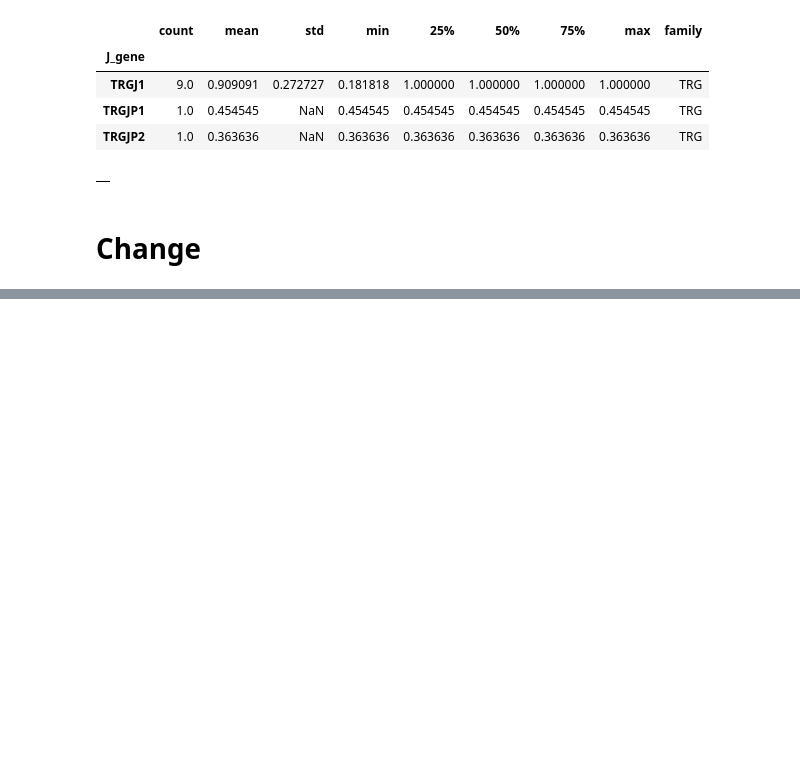
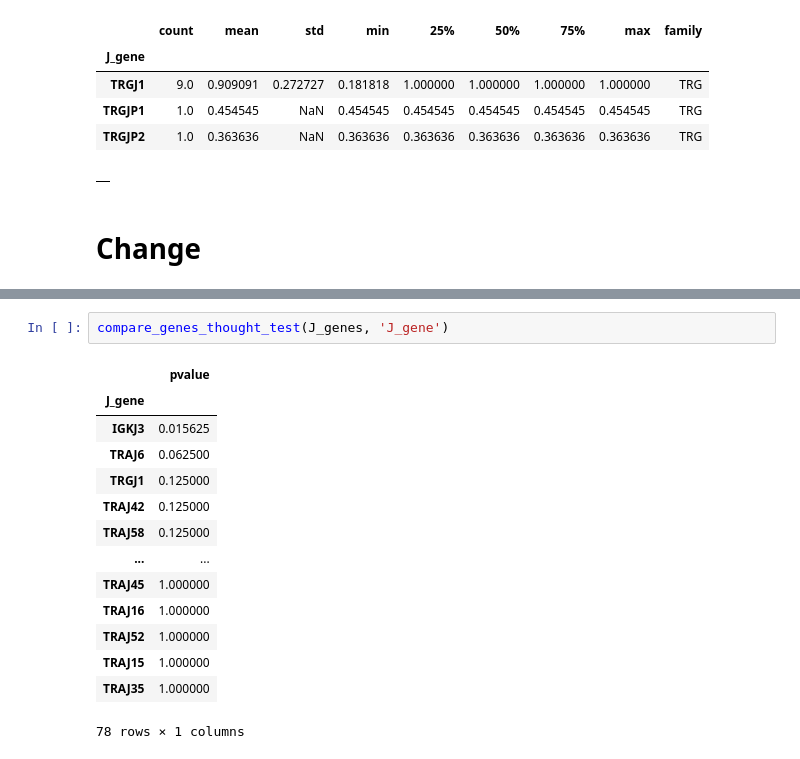
Before and after one commit to TalShor/Numenos_ex, a Jupyter notebook: analysis/Clonotype_Diversity.ipynb, the cells around one changed output, grey strips where cells are left out. Saved outputs shown, nothing was run; the diff lists cells and outputs as text; blank space fills up the shorter version.

```diff
--- a/analysis/Clonotype_Diversity.ipynb
+++ b/analysis/Clonotype_Diversity.ipynb
@@ -150,0 +168,17 @@ J_genes_describe.groupby('family').apply(lambda df: display(df.head(3)))
+# %%
+compare_genes_thought_test(J_genes, 'J_gene')
+# %% [output]
+|  | pvalue |
+| J_gene |  |
+| IGKJ3 | 0.015625 |
+| TRAJ6 | 0.062500 |
+| TRGJ1 | 0.125000 |
+| TRAJ42 | 0.125000 |
+| TRAJ58 | 0.125000 |
+| ... | ... |
+| TRAJ45 | 1.000000 |
+| TRAJ16 | 1.000000 |
+| TRAJ52 | 1.000000 |
+| TRAJ15 | 1.000000 |
+| TRAJ35 | 1.000000 |
+78 rows × 1 columns
```
Also changed, not shown: parts of 3 cells of this notebook, 4 other files.
